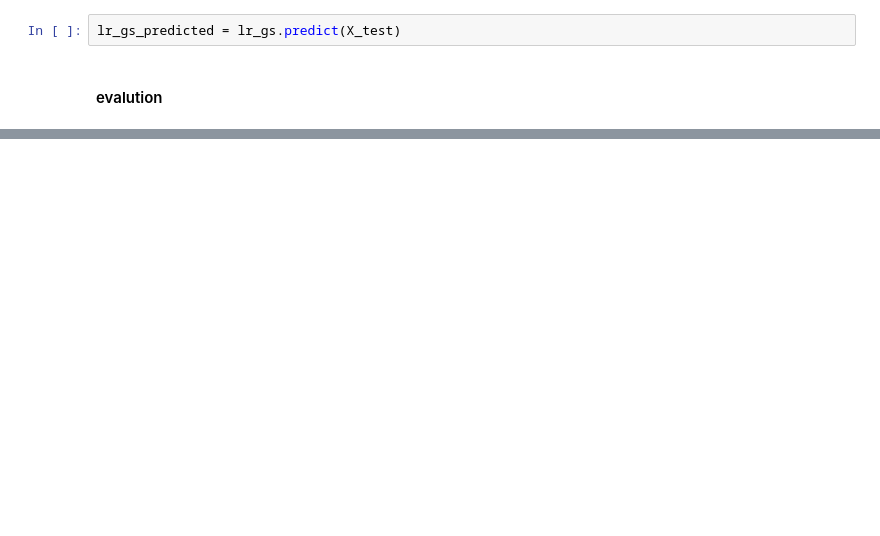
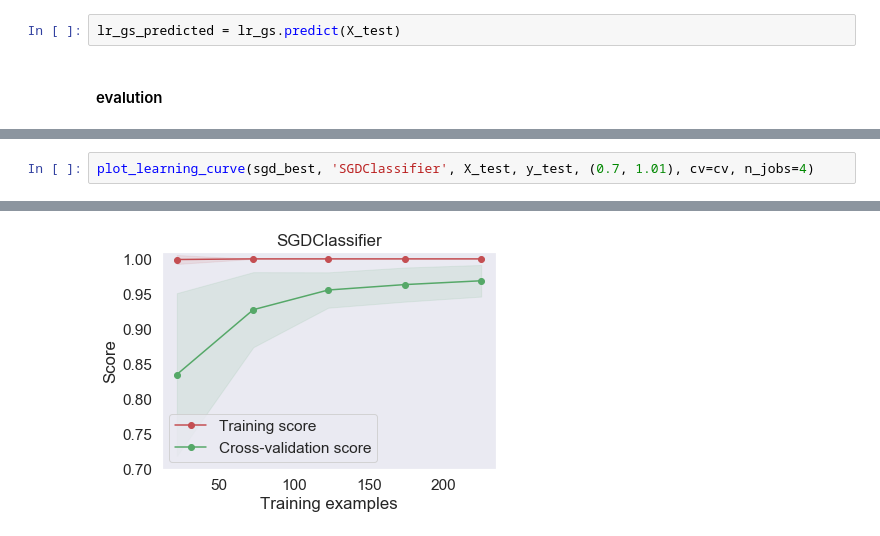
Before and after one commit to vasin-peach/text-classification, a Jupyter notebook: assignment.ipynb, the cells around one changed output, grey strips where cells are left out. Drawn from its saved outputs; the diff is of its cells as text; blank space fills up the shorter version.

```diff
--- a/assignment.ipynb
+++ b/assignment.ipynb
@@ -562,0 +668,3 @@ Accuracy = 0.9822695035%.
+# %%
+plot_learning_curve(sgd_best, 'SGDClassifier', X_test, y_test, (0.7, 1.01), cv=cv, n_jobs=4)
+# %% [output]
@@ -562,0 +672 @@ Accuracy = 0.9822695035%.
+[figure, added]
```
Also changed, not shown: parts of 58 cells of this notebook, 1 other file.
